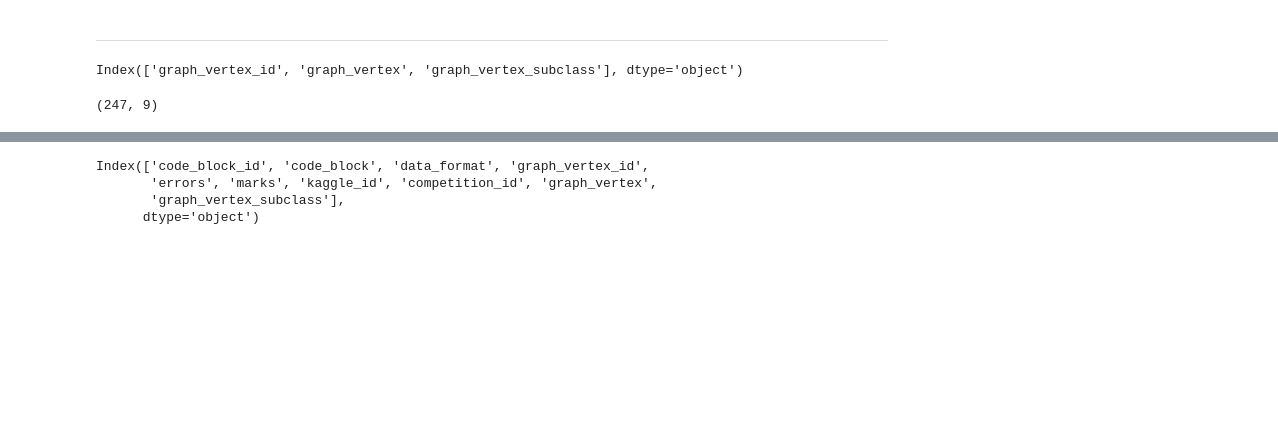
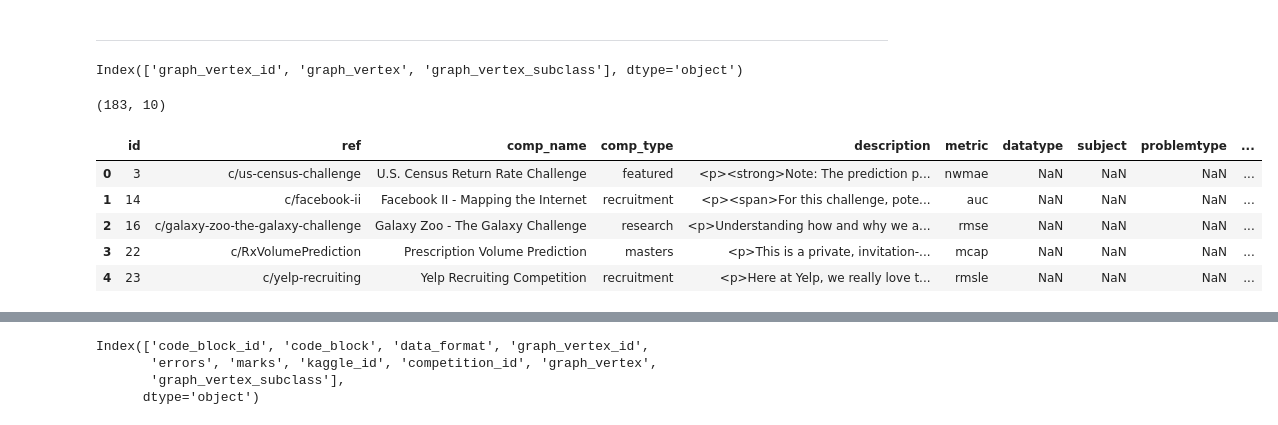
Before and after one commit to whatevernevermindbro/nl2ml-mirror, a Jupyter notebook: models_scripts/task2seq.ipynb, the cells around one changed output, grey strips where cells are left out. Cells and saved outputs as stored; diff of their text form; code cells hidden in the pictures; blank space fills up the shorter version.

```diff
--- a/models_scripts/task2seq.ipynb
+++ b/models_scripts/task2seq.ipynb
@@ -85,10 +85,19 @@ graph.columns
 # %% [output]
 Index(['graph_vertex_id', 'graph_vertex', 'graph_vertex_subclass'], dtype='object')
 # %%
-COMPETITIONS_PATH = "../data/competitions_info_cleaned.csv"
+COMPETITIONS_PATH = "../data/competitions_2021-04-18.csv" #./data/competitions_info_cleaned.csv
 competitions = pd.read_csv(COMPETITIONS_PATH)
 competitions.drop_duplicates(inplace=True)
 competitions.shape
 # %% [output]
-(247, 9)
+(183, 10)
+# %%
+competitions.head()
+# %% [output]
+|  | id | ref | comp_name | comp_type | description | metric | datatype | subject | problemtype | ... |
+| 0 | 3 | c/us-census-challenge | U.S. Census Return Rate Challenge | featured | <p><strong>Note: The prediction p... | nwmae | NaN | NaN | NaN | ... |
+| 1 | 14 | c/facebook-ii | Facebook II - Mapping the Internet | recruitment | <p><span>For this challenge, pote... | auc | NaN | NaN | NaN | ... |
+| 2 | 16 | c/galaxy-zoo-the-galaxy-challenge | Galaxy Zoo - The Galaxy Challenge | research | <p>Understanding how and why we a... | rmse | NaN | NaN | NaN | ... |
+| 3 | 22 | c/RxVolumePrediction | Prescription Volume Prediction | masters | <p>This is a private, invitation-... | mcap | NaN | NaN | NaN | ... |
+| 4 | 23 | c/yelp-recruiting | Yelp Recruiting Competition | recruitment | <p>Here at Yelp, we really love t... | rmsle | NaN | NaN | NaN | ... |
 # %%
```
Also changed, not shown: parts of 17 cells of this notebook.
